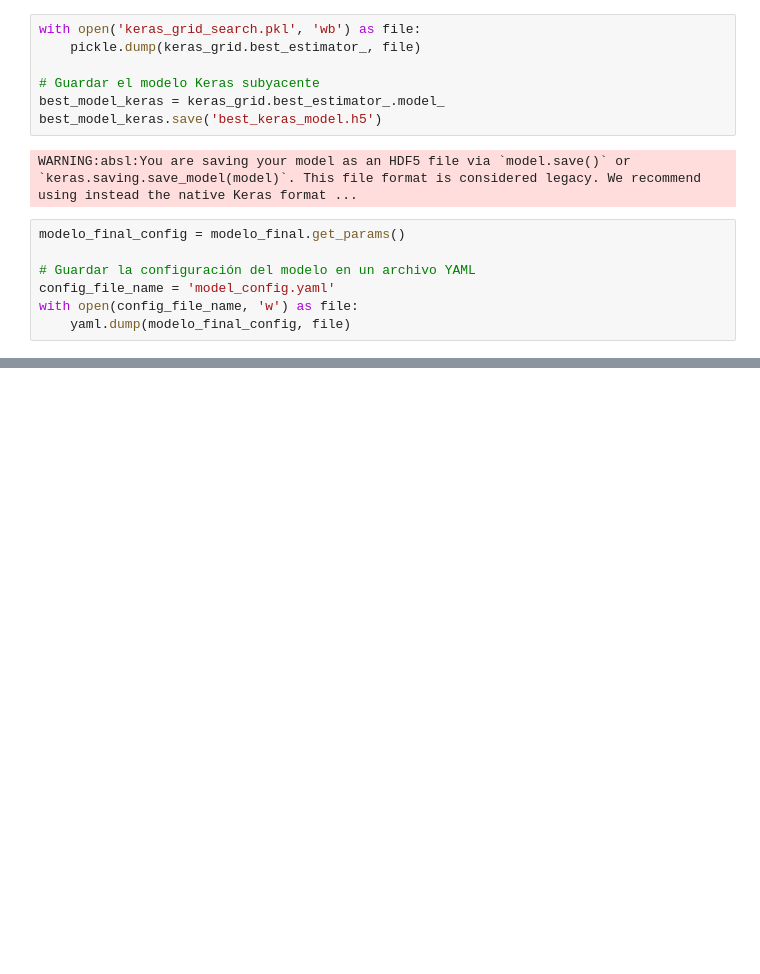
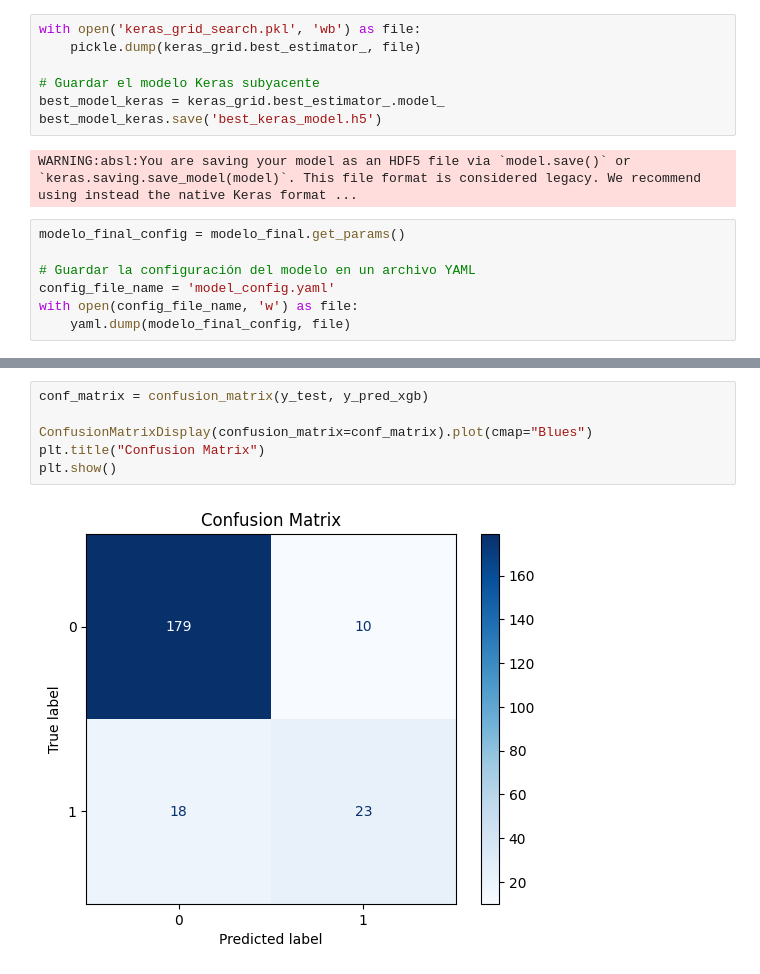
Before and after one commit to sengan9/Proyecto-ML, a Jupyter notebook: 03_Entrenamiento_Evaluacion.ipynb, the cells around one changed output, grey strips where cells are left out. Saved outputs shown, nothing was run; the diff lists cells and outputs as text; blank space fills up the shorter version.

```diff
--- a/03_Entrenamiento_Evaluacion.ipynb
+++ b/03_Entrenamiento_Evaluacion.ipynb
@@ -296,0 +336,8 @@ with open(config_file_name, 'w') as file:
+# %%
+conf_matrix = confusion_matrix(y_test, y_pred_xgb)
+
+ConfusionMatrixDisplay(confusion_matrix=conf_matrix).plot(cmap="Blues")
+plt.title("Confusion Matrix")
+plt.show()
+# %% [output]
+[figure, added]
```
Also changed, not shown: parts of 12 cells of this notebook.
